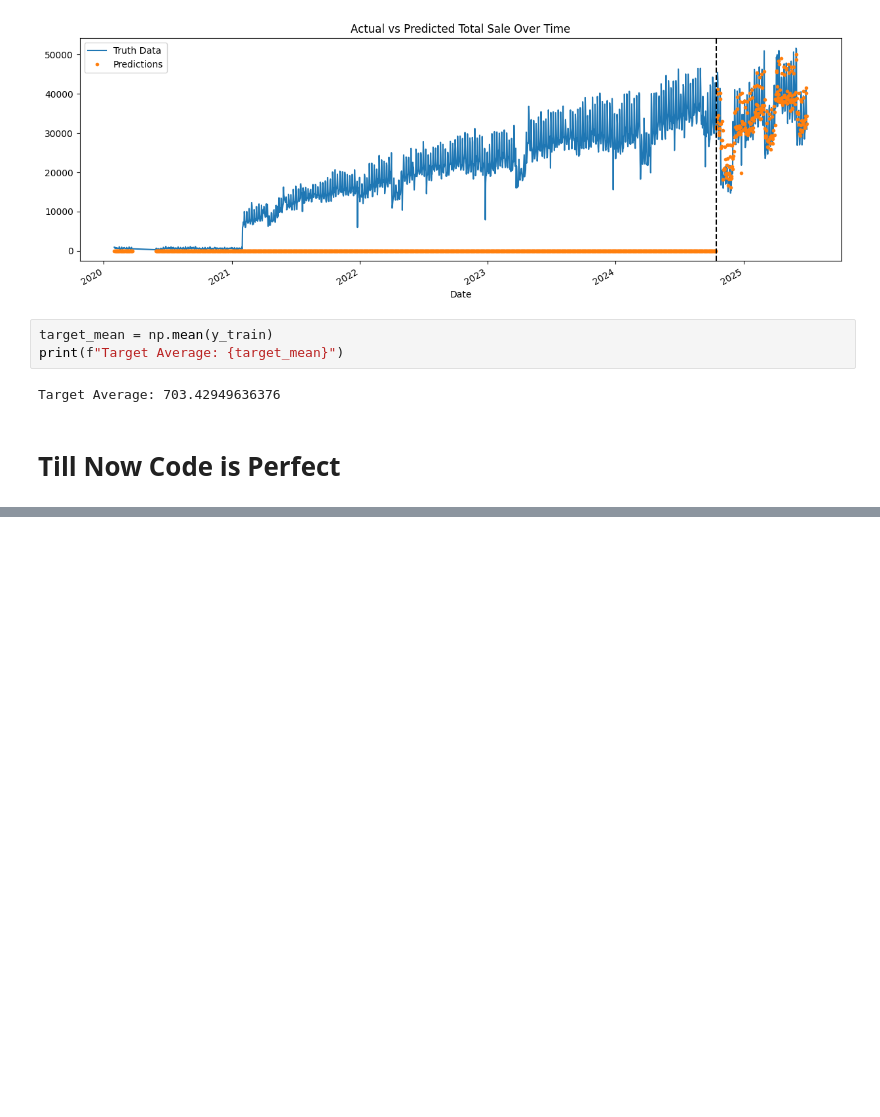
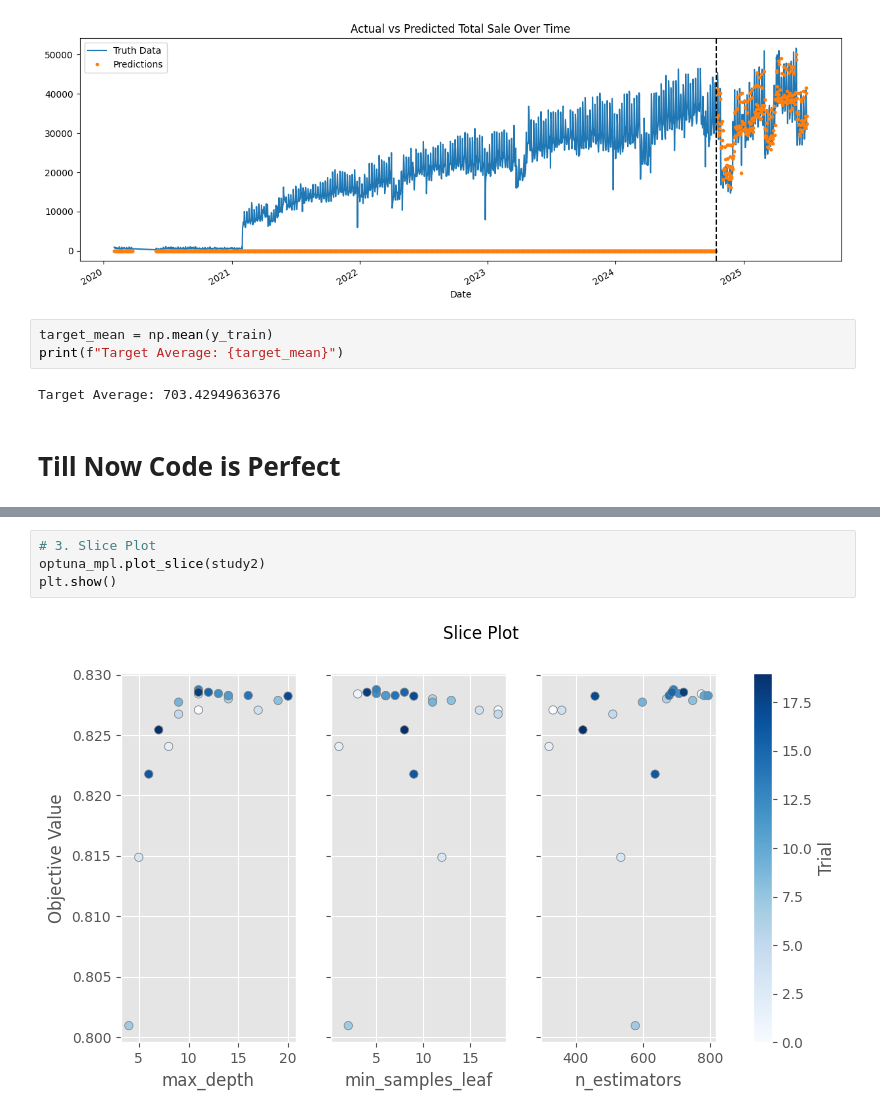
Before and after one commit to farmanali11/core-ai-learning, a Jupyter notebook: 03-classical-ml/03-final-capstone-project/ex.ipynb, the cells around one changed output, grey strips where cells are left out. Cells and saved outputs as stored; diff of their text form; blank space fills up the shorter version.

```diff
--- a/03-classical-ml/03-final-capstone-project/ex.ipynb
+++ b/03-classical-ml/03-final-capstone-project/ex.ipynb
@@ -231,0 +413,6 @@ Target Average: 703.42949636376
+# %%
+# 3. Slice Plot
+optuna_mpl.plot_slice(study2)
+plt.show()
+# %% [output]
+[figure, added]
```
Also changed, not shown: parts of 18 cells of this notebook, 13 other files.
